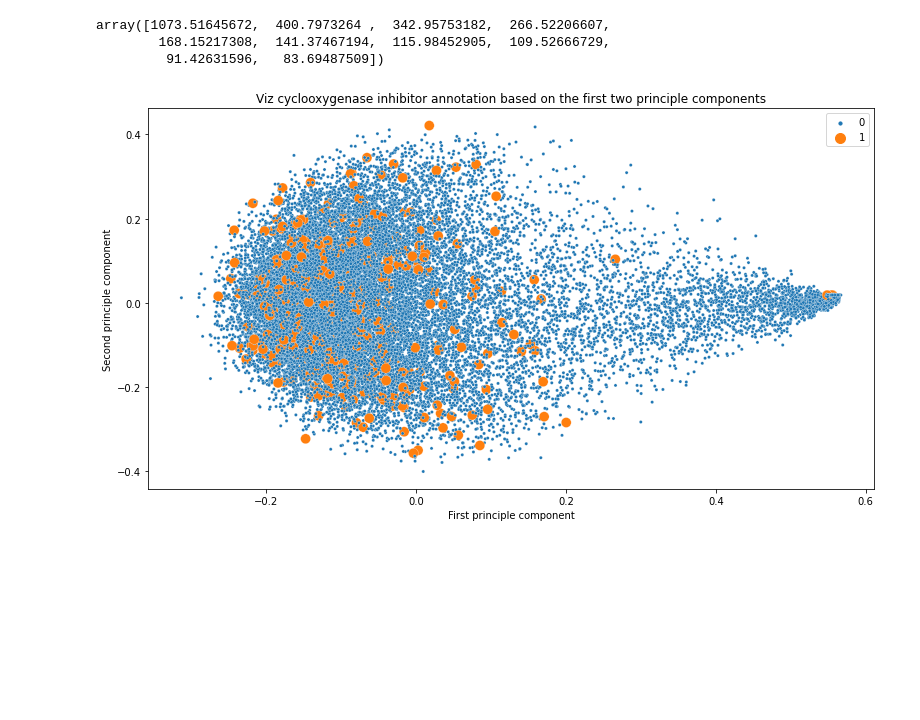
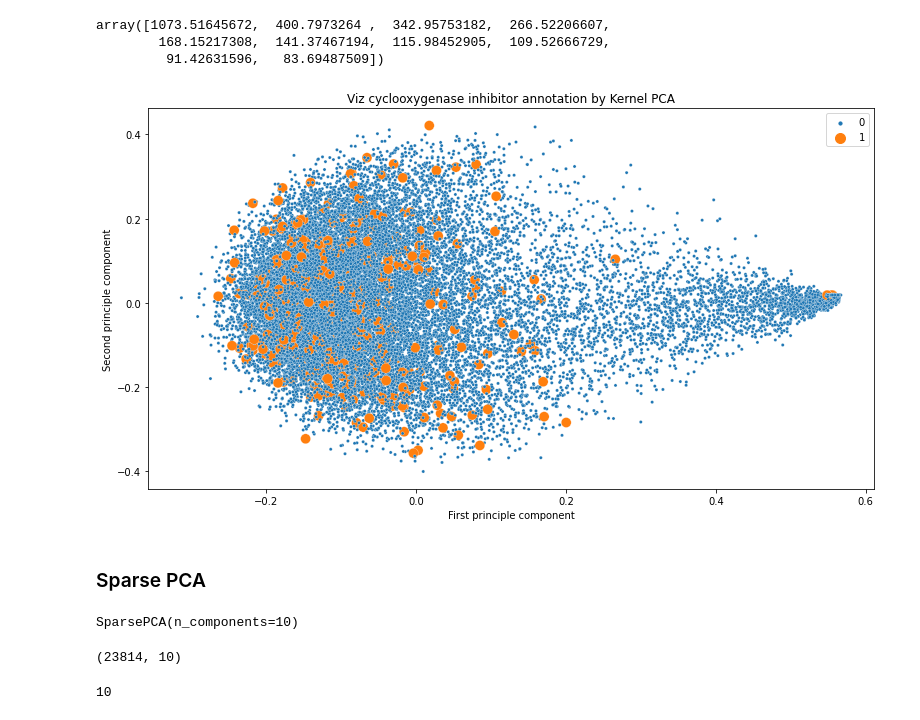
Before and after one commit to Yongliang-Shi/Mechanism-of-Action-Prediction, a Jupyter notebook: pca_to_visualize_cyclooxygenase_inhibitor.ipynb, the cells around one changed output. Cells and saved outputs as stored; diff of their text form; code cells hidden in the pictures; blank space fills up the shorter version.

```diff
--- a/pca_to_visualize_cyclooxygenase_inhibitor.ipynb
+++ b/pca_to_visualize_cyclooxygenase_inhibitor.ipynb
@@ -311,18 +315,47 @@ array([1073.51645672,  400.7973264 ,  342.95753182,  266.52206607,
 # %%
 # Data Visualization
 
 df_kpca = pd.DataFrame(X_kpca)
 c_inhibitor = df_targets.loc[:, 'cyclooxygenase_inhibitor']
 df_kpca['target'] = c_inhibitor.values
 
 plt.figure(figsize=(13,7))
 sns.scatterplot(data=df_kpca, x=df_kpca[0], y=df_kpca[1],
                 hue='target', size='target', sizes=(100, 10))
 
-plt.title('Viz cyclooxygenase inhibitor annotation based on the first two principle components')
+plt.title('Viz cyclooxygenase inhibitor annotation by Kernel PCA')
 plt.xlabel('First principle component')
 plt.ylabel('Second principle component')
 plt.legend()
 plt.show()
 # %% [output]
-[figure, old version]
+[figure, new version]
+# %% [markdown]
+### Sparse PCA
+# %%
+# Import library
+from sklearn.decomposition import SparsePCA
+
+# Create the object
+spca = SparsePCA(n_components=10, alpha=1)
+
+# Sparsity controlling parameter. Higher values lead to sparser components.
+
+# Print the object
+spca
+# %% [output]
+SparsePCA(n_components=10)
+# %%
+# Fit and transform the scaled data
+X_spca = spca.fit_transform(X_scaled) # Took 25 mins
+
+# Print the shape
+X_spca.shape
+# %% [output]
+(23814, 10)
+# %%
+# Print the attributes
+
+print(spca.n_components_)
+# %% [output]
+10
```
Also changed, not shown: parts of 6 cells of this notebook.
